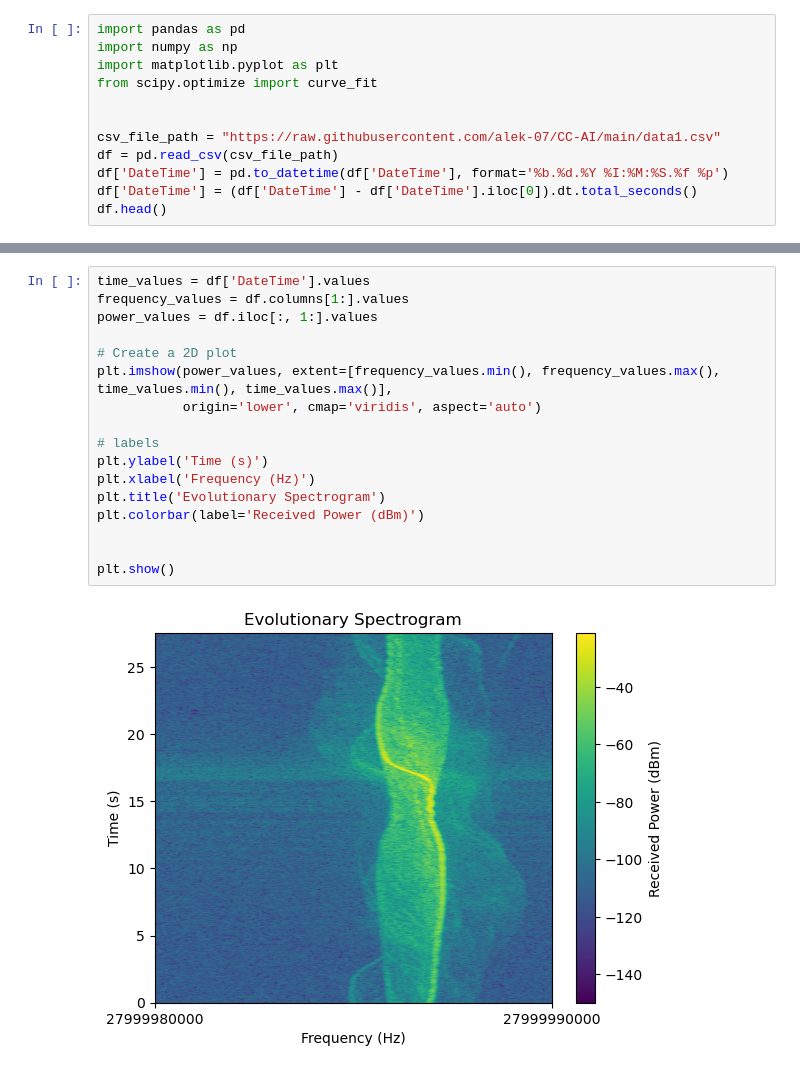
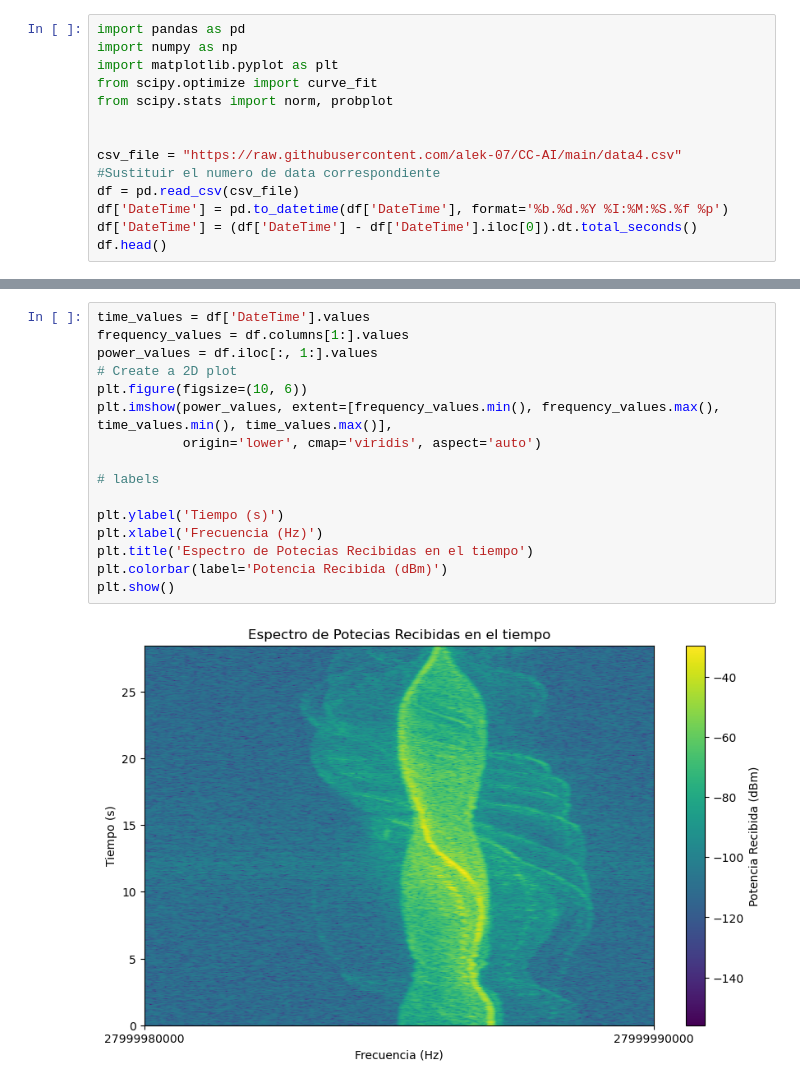
Before and after one commit to PosgradoMNA/CC-AI, a Jupyter notebook: Vehicle2Infraestructure.ipynb, the cells around one changed output, grey strips where cells are left out. Drawn from its saved outputs; the diff is of its cells as text.

```diff
--- a/Vehicle2Infraestructure.ipynb
+++ b/Vehicle2Infraestructure.ipynb
@@ -48,10 +46,11 @@ import pandas as pd
 import numpy as np
 import matplotlib.pyplot as plt
 from scipy.optimize import curve_fit
+from scipy.stats import norm, probplot
 
 
-csv_file_path = "https://raw.githubusercontent.com/alek-07/CC-AI/main/data1.csv"
-df = pd.read_csv(csv_file_path)
+csv_file = "https://raw.githubusercontent.com/alek-07/CC-AI/main/data4.csv" #Sustituir el numero de data correspondiente
+df = pd.read_csv(csv_file)
 df['DateTime'] = pd.to_datetime(df['DateTime'], format='%b.%d.%Y %I:%M:%S.%f %p')
 df['DateTime'] = (df['DateTime'] - df['DateTime'].iloc[0]).dt.total_seconds()
 df.head()
@@ -68,20 +85,19 @@ df.head()
 # %%
 time_values = df['DateTime'].values
 frequency_values = df.columns[1:].values
 power_values = df.iloc[:, 1:].values
-
 # Create a 2D plot
+plt.figure(figsize=(10, 6))
 plt.imshow(power_values, extent=[frequency_values.min(), frequency_values.max(), time_values.min(), time_values.max()],
            origin='lower', cmap='viridis', aspect='auto')
 
 # labels
-plt.ylabel('Time (s)')
-plt.xlabel('Frequency (Hz)')
-plt.title('Evolutionary Spectrogram')
-plt.colorbar(label='Received Power (dBm)')
 
-
+plt.ylabel('Tiempo (s)')
+plt.xlabel('Frecuencia (Hz)')
+plt.title('Espectro de Potecias Recibidas en el tiempo')
+plt.colorbar(label='Potencia Recibida (dBm)')
 plt.show()
 # %% [output]
-[figure, old version]
+[figure, new version]
 # %% [markdown]
```
Also changed, not shown: parts of 24 cells of this notebook.
